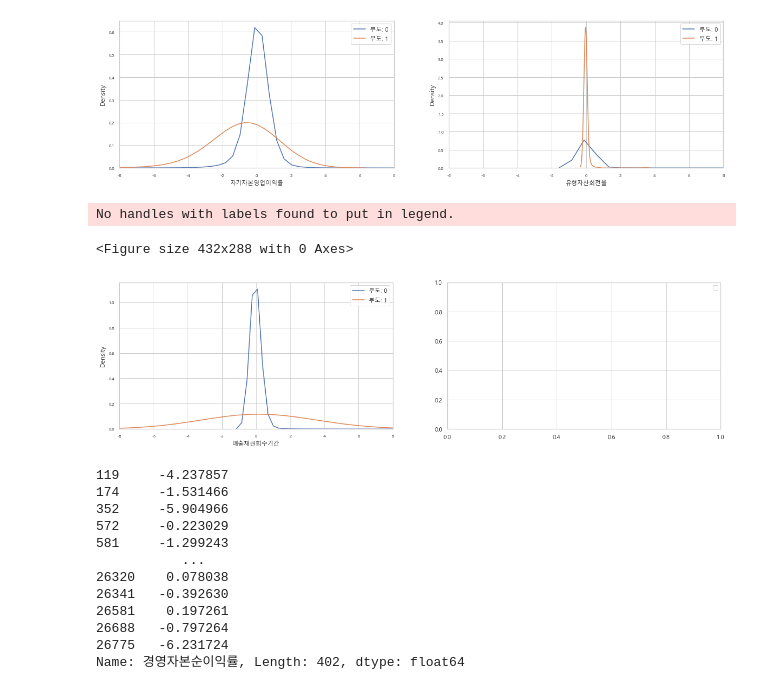
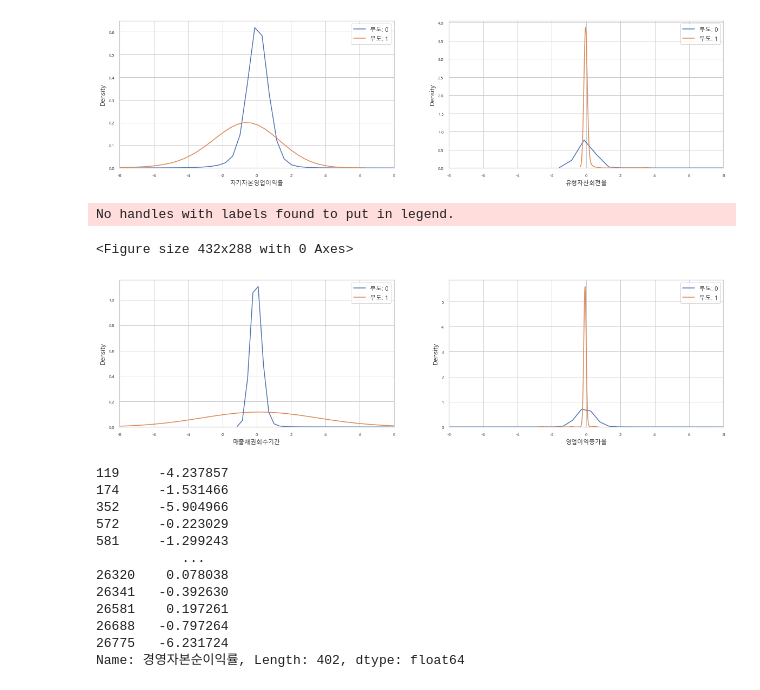
Before and after one commit to JxxHxxx/Ubion-CorporateBankruptcyAnalysis, a Jupyter notebook: Code/SH/5. 시각화/finalset 부도별 시각화.ipynb, the cells around one changed output. Drawn from its saved outputs; the diff is of its cells as text; code cells hidden in the pictures.

```diff
--- a/Code/SH/5. 시각화/finalset 부도별 시각화.ipynb
+++ b/Code/SH/5. 시각화/finalset 부도별 시각화.ipynb
@@ -144,12 +150,12 @@ No handles with labels found to put in legend.
 <Figure size 432x288 with 0 Axes>
 [figure]
 # %%
-features = t0.columns.values[10:11]
+features = t0.columns.values[10:12]
 plot_new_feature_distribution(t0, t1, '부도: 0', '부도: 1', features, 2)
 # %% [output]
 No handles with labels found to put in legend.
 <Figure size 432x288 with 0 Axes>
-[figure, old version]
+[figure, new version]
 # %%
 dataset.loc[dataset['부도'] == 1, '경영자본순이익률']
 # %% [output]
```
Also changed, not shown: parts of 5 cells of this notebook, 3 other files.
